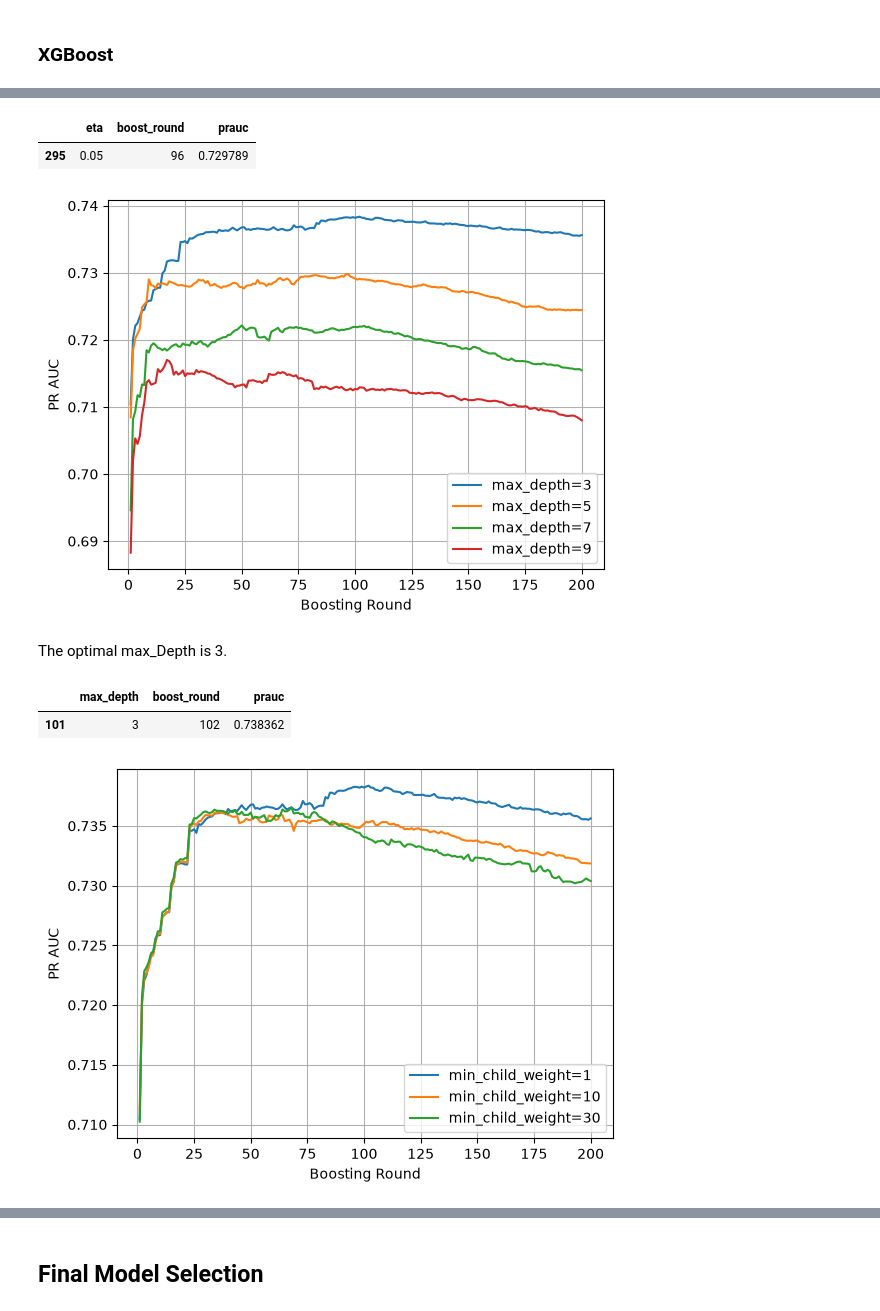
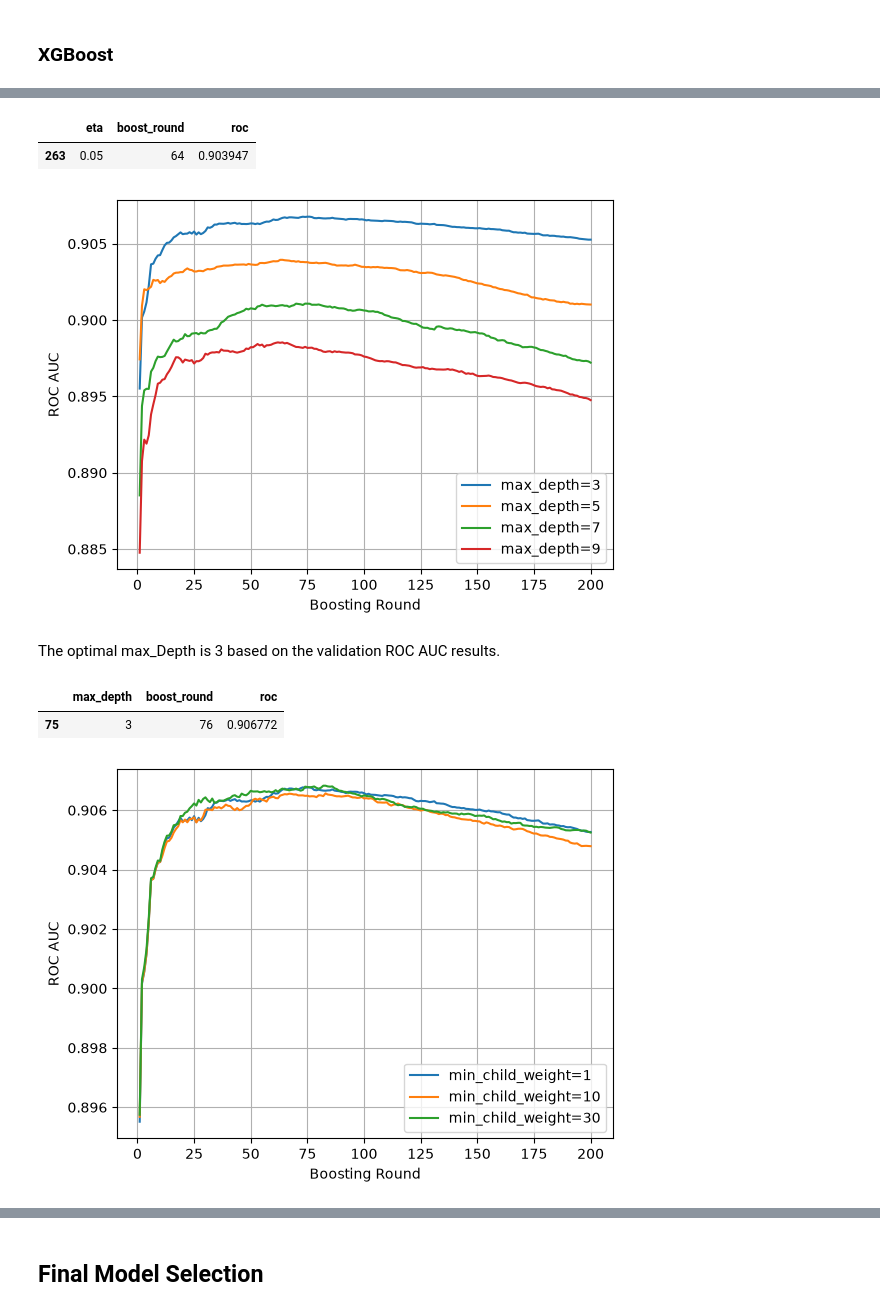
Before and after one commit to herblum/youtube-ml-project, a Jupyter notebook: notebook_log_reg_exp.ipynb, the cells around one changed output, grey strips where cells are left out. Cells and saved outputs as stored; diff of their text form; code cells hidden in the pictures.

```diff
--- a/notebook_log_reg_exp.ipynb
+++ b/notebook_log_reg_exp.ipynb
@@ -722,16 +679,14 @@ Now that we've fixed max_depth=10, we will perform a grid search to tune min_sam
 # %%
 cv = StratifiedKFold(n_splits=5, shuffle=True, random_state=42)
 
-scores = []
+scores_roc = []
 
 for min_samples_leaf in [5, 10, 20, 50, 100]:
 
     for n in range(10, 201, 20):
 
         fold_roc_aucs = []
-        fold_pr_aucs = []
         fold_train_roc_aucs = []
-        fold_train_pr_aucs = []
 
         for train_idx, valid_idx in cv.split(df_train_tree, y_train):
 
@@ -753,7 +708,8 @@ for min_samples_leaf in [5, 10, 20, 50, 100]:
                         n_estimators=n,
                         max_depth=10,
                         min_samples_leaf=min_samples_leaf,
-                        random_state=42
+                        random_state=42,
+                        n_jobs=-1
                         )
 
             # 4. Fit the model on the training fold
@@ -765,16 +721,8 @@ for min_samples_leaf in [5, 10, 20, 50, 100]:
 
 
             fold_roc_aucs.append(roc_auc_score(y_fold_val, val_probs))
-            fold_pr_aucs.append(average_precision_score(y_fold_val, val_probs))
+            #fold_pr_aucs.append(average_precision_score(y_fold_val, val_probs))
             fold_train_roc_aucs.append(roc_auc_score(y_fold_train, train_probs))
-            fold_train_pr_aucs.append(average_precision_score(y_fold_train, train_probs))
+            #fold_train_pr_aucs.append(average_precision_score(y_fold_train, train_probs))
 
-        scores.append((min_samples_leaf, n, np.mean(fold_pr_aucs), np.mean(fold_train_pr_aucs)))
-
-        print(
-            f"min_samples_leaf = {min_samples_leaf:<6} | n_estimators = {n:<6} | "
-            f"Mean ROC AUC: {np.mean(fold_roc_aucs):.4f} (+/- {np.std(fold_roc_aucs):.4f}) | "
-            f"Mean PR AUC: {np.mean(fold_pr_aucs):.4f} (+/- {np.std(fold_pr_aucs):.4f}) | "
-            f"Mean Train ROC AUC: {np.mean(fold_train_roc_aucs):.4f} (+/- {np.std(fold_train_roc_aucs):.4f}) | "
-            f"Mean Train PR AUC: {np.mean(fold_train_pr_aucs):.4f} (+/- {np.std(fold_train_pr_aucs):.4f})"
-        )
+        scores_roc.append((min_samples_leaf, n, np.mean(fold_roc_aucs), np.mean(fold_train_roc_aucs)))
@@ -831,7 +762,7 @@ records = []
 for eta in etas:
     params = {
         "objective": "binary:logistic",
-        "eval_metric": "aucpr",
+        "eval_metric": "auc",
         "max_depth": 5,
         "eta": eta,
         "seed": 42,
@@ -858,20 +789,20 @@ for eta in etas:
             verbose_eval=False,
         )
 
-        for r, score in enumerate(evals_result["val"]["aucpr"], start=1):
+        for r, score in enumerate(evals_result["val"]["auc"], start=1):
             records.append(
-                {"eta": eta, "fold": fold, "boost_round": r, "prauc": score}
+                {"eta": eta, "fold": fold, "boost_round": r, "roc": score}
             )
 
 # 3. Raw fold-level scores and mean CV scores per (eta, boost_round) for plotting
 scores_df = pd.DataFrame(records)
-cv_summary_df = scores_df.groupby(["eta", "boost_round"], as_index=False)["prauc"].mean()
+cv_summary_df = scores_df.groupby(["eta", "boost_round"], as_index=False)["roc"].mean()
 # %%
 for eta, group in cv_summary_df.groupby("eta"):
-    plt.plot(group["boost_round"], group["prauc"], label=f"eta={eta}")
+    plt.plot(group["boost_round"], group["roc"], label=f"eta={eta}")
 
 plt.xlabel("Boosting Round")
-plt.ylabel("PR AUC")
+plt.ylabel("ROC AUC")
 plt.legend()
 plt.grid(True)
 plt.show()
@@ -882,8 +813,8 @@ The optimal eta is 0.05.
 # %%
-cv_summary_df[cv_summary_df["prauc"] == cv_summary_df["prauc"].max() ]
+cv_summary_df[cv_summary_df["roc"] == cv_summary_df["roc"].max() ]
 # %% [output]
-|  | eta | boost_round | prauc |
-| 295 | 0.05 | 96 | 0.729789 |
+|  | eta | boost_round | roc |
+| 263 | 0.05 | 64 | 0.903947 |
 # %%
 # 1. Setup grid search and cross-validation
 max_depths = [3, 5, 7, 9]
@@ -895,7 +826,7 @@ records = []
 for md in max_depths:
     params = {
         "objective": "binary:logistic",
-        "eval_metric": "aucpr",
+        "eval_metric": "auc",
         "max_depth": md,
         "eta": 0.05,
         "seed": 42,
@@ -922,32 +853,32 @@ for md in max_depths:
             verbose_eval=False,
         )
 
-        for r, score in enumerate(evals_result["val"]["aucpr"], start=1):
+        for r, score in enumerate(evals_result["val"]["auc"], start=1):
             records.append(
-                {"max_depth": md, "fold": fold, "boost_round": r, "prauc": score}
+                {"max_depth": md, "fold": fold, "boost_round": r, "roc": score}
             )
 
 # 3. Raw fold-level scores and mean CV scores per (max_depth, boost_round) for plotting
 scores_df = pd.DataFrame(records)
-cv_summary_df = scores_df.groupby(["max_depth", "boost_round"], as_index=False)["prauc"].mean()
+cv_summary_df = scores_df.groupby(["max_depth", "boost_round"], as_index=False)["roc"].mean()
 # %%
 for md, group in cv_summary_df.groupby("max_depth"):
-    plt.plot(group["boost_round"], group["prauc"], label=f"max_depth={md}")
+    plt.plot(group["boost_round"], group["roc"], label=f"max_depth={md}")
 
 plt.xlabel("Boosting Round")
-plt.ylabel("PR AUC")
+plt.ylabel("ROC AUC")
 plt.legend()
 plt.grid(True)
 plt.show()
 # %% [output]
-[figure, old version]
+[figure, new version]
 # %% [markdown]
-The optimal max_Depth is 3.
+The optimal max_Depth is 3 based on the validation ROC AUC results.
 # %%
-cv_summary_df[cv_summary_df["prauc"] == cv_summary_df["prauc"].max() ]
+cv_summary_df[cv_summary_df["roc"] == cv_summary_df["roc"].max() ]
 # %% [output]
-|  | max_depth | boost_round | prauc |
-| 101 | 3 | 102 | 0.738362 |
+|  | max_depth | boost_round | roc |
+| 75 | 3 | 76 | 0.906772 |
 # %%
 # 1. Setup grid search and cross-validation for min_child_weight
 min_child_weights = [1, 10, 30]
@@ -998,12 +929,12 @@ cv_summary_df = scores_df.groupby(["min_child_weight", "boost_round"], as_index=
 # %%
 for mcw, group in cv_summary_df.groupby("min_child_weight"):
-    plt.plot(group["boost_round"], group["prauc"], label=f"min_child_weight={mcw}")
+    plt.plot(group["boost_round"], group["roc"], label=f"min_child_weight={mcw}")
 
 plt.xlabel("Boosting Round")
-plt.ylabel("PR AUC")
+plt.ylabel("ROC AUC")
 plt.legend()
 plt.grid(True)
 plt.show()
 # %% [output]
-[figure, old version]
+[figure, new version]
 # %% [markdown]
```
Also changed, not shown: parts of 30 cells of this notebook, 10 other files.
